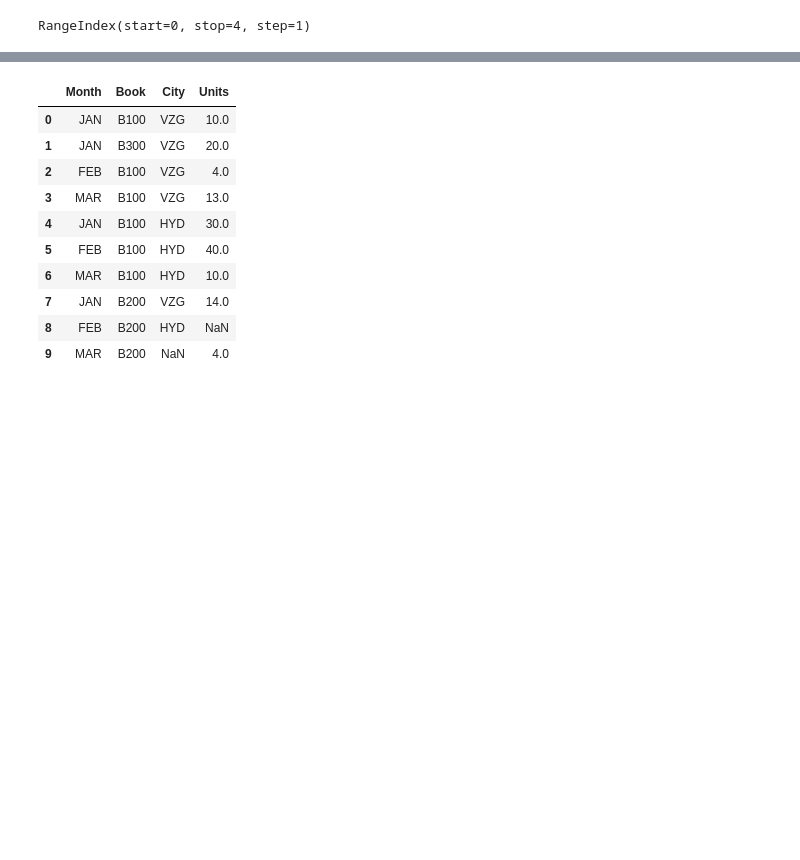
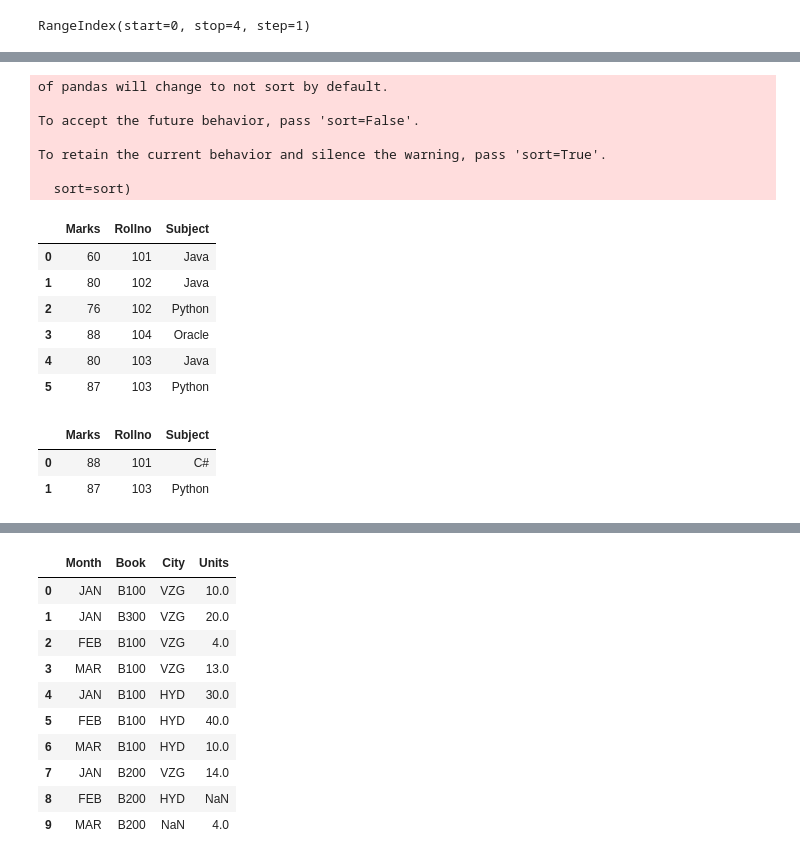
Before and after one commit to srikanthpragada/DS_16_AUG_2019, a Jupyter notebook: pandas_df_demo.ipynb, the cells around one changed output, grey strips where cells are left out. Cells and saved outputs as stored; diff of their text form; code cells hidden in the pictures; blank space fills up the shorter version.

```diff
--- a/pandas_df_demo.ipynb
+++ b/pandas_df_demo.ipynb
@@ -32,0 +56,17 @@ RangeIndex(start=0, stop=4, step=1)
+# %%
+marks.append(newmarks, ignore_index=True)
+# %% [output]
+of pandas will change to not sort by default.
+
+To accept the future behavior, pass 'sort=False'.
+
+To retain the current behavior and silence the warning, pass 'sort=True'.
+
+  sort=sort)
+|  | Marks | Rollno | Subject |
+| 0 | 60 | 101 | Java |
+| 1 | 80 | 102 | Java |
+| 2 | 76 | 102 | Python |
+| 3 | 88 | 104 | Oracle |
+| 4 | 80 | 103 | Java |
+| 5 | 87 | 103 | Python |
@@ -32,0 +75,6 @@ RangeIndex(start=0, stop=4, step=1)
+# %%
+newmarks
+# %% [output]
+|  | Marks | Rollno | Subject |
+| 0 | 88 | 101 | C# |
+| 1 | 87 | 103 | Python |
```
Also changed, not shown: parts of 22 cells of this notebook, 1 other file.
